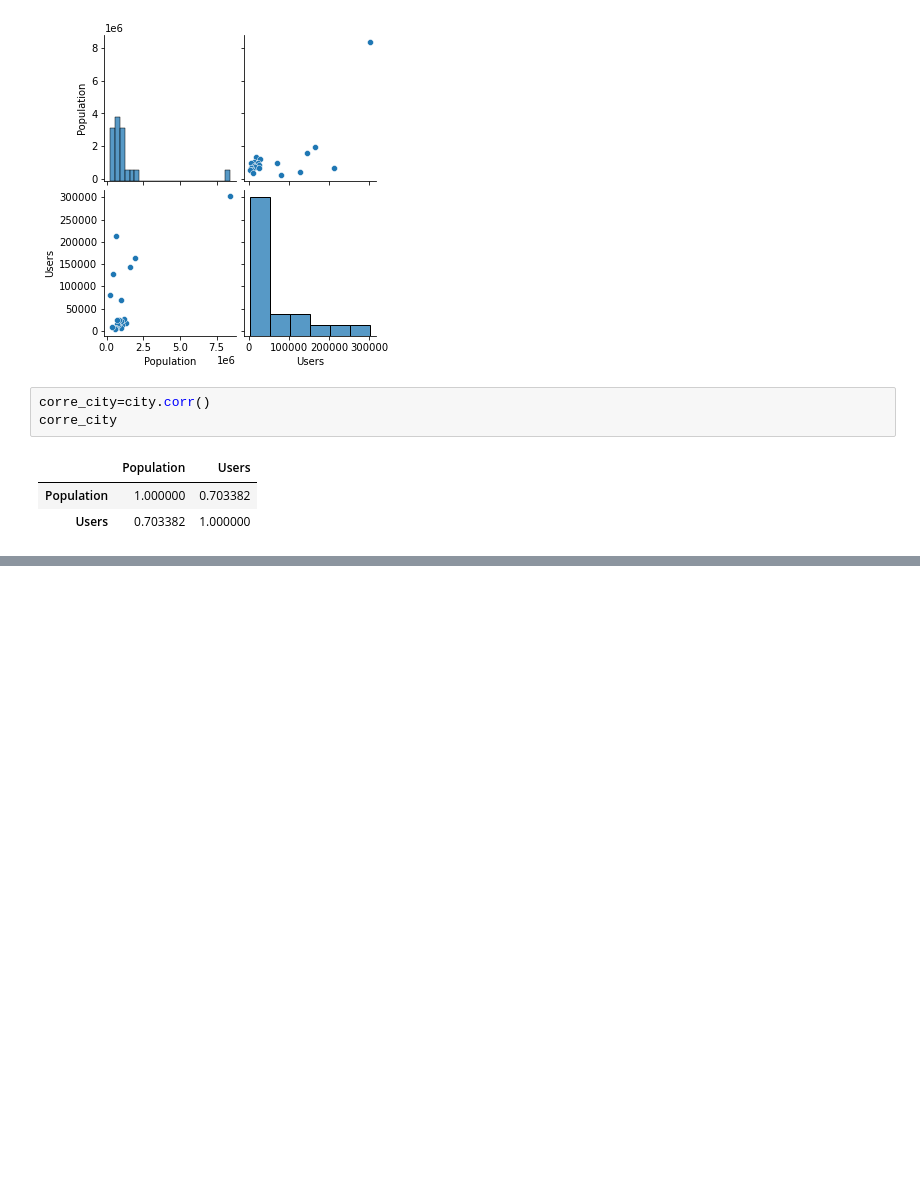
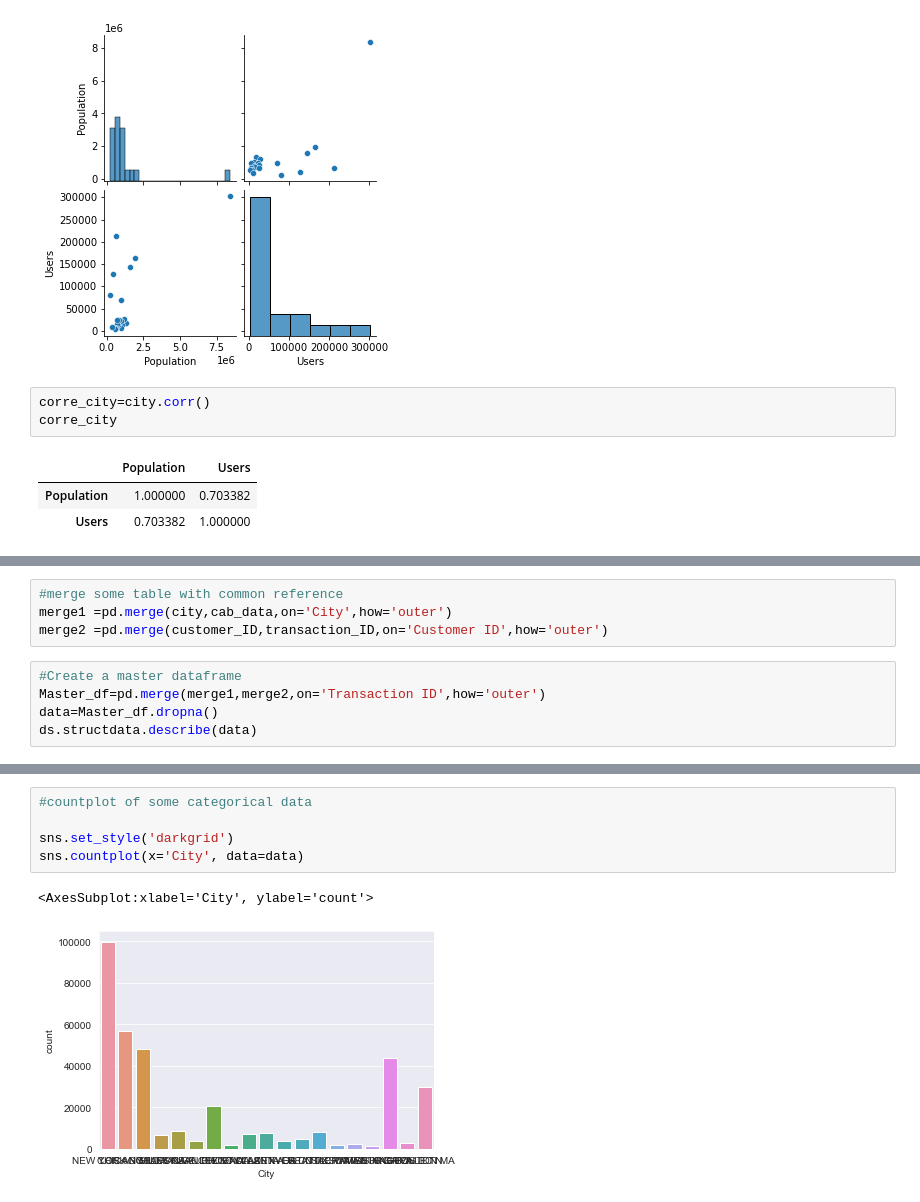
Before and after one commit to Judetheory/Cab_data_business_Analysis, a Jupyter notebook: cab_data.ipynb, the cells around one changed output, grey strips where cells are left out. Drawn from its saved outputs; the diff is of its cells as text; blank space fills up the shorter version.

Commit message:
Addition of some visualization to aid the EDA understanding

```diff
--- a/cab_data.ipynb
+++ b/cab_data.ipynb
@@ -304,3 +304,12 @@ Statistical Description of Columns
 | 75% | 1.033008e+07 | 43884.000000 |
 | max | 1.044011e+07 | 60000.000000 |
 ... (6 outputs left out)
+# %%
+#merge some table with common reference
+merge1 =pd.merge(city,cab_data,on='City',how='outer')
+merge2 =pd.merge(customer_ID,transaction_ID,on='Customer ID',how='outer')
+# %%
+#Create a master dataframe
+Master_df=pd.merge(merge1,merge2,on='Transaction ID',how='outer')
+data=Master_df.dropna()
+ds.structdata.describe(data)
@@ -306,0 +381,8 @@ Statistical Description of Columns
+# %%
+#countplot of some categorical data
+
+sns.set_style('darkgrid')
+sns.countplot(x='City', data=data)
+# %% [output]
+<AxesSubplot:xlabel='City', ylabel='count'>
+[figure, added]
```
Also changed, not shown: parts of 8 cells of this notebook.
